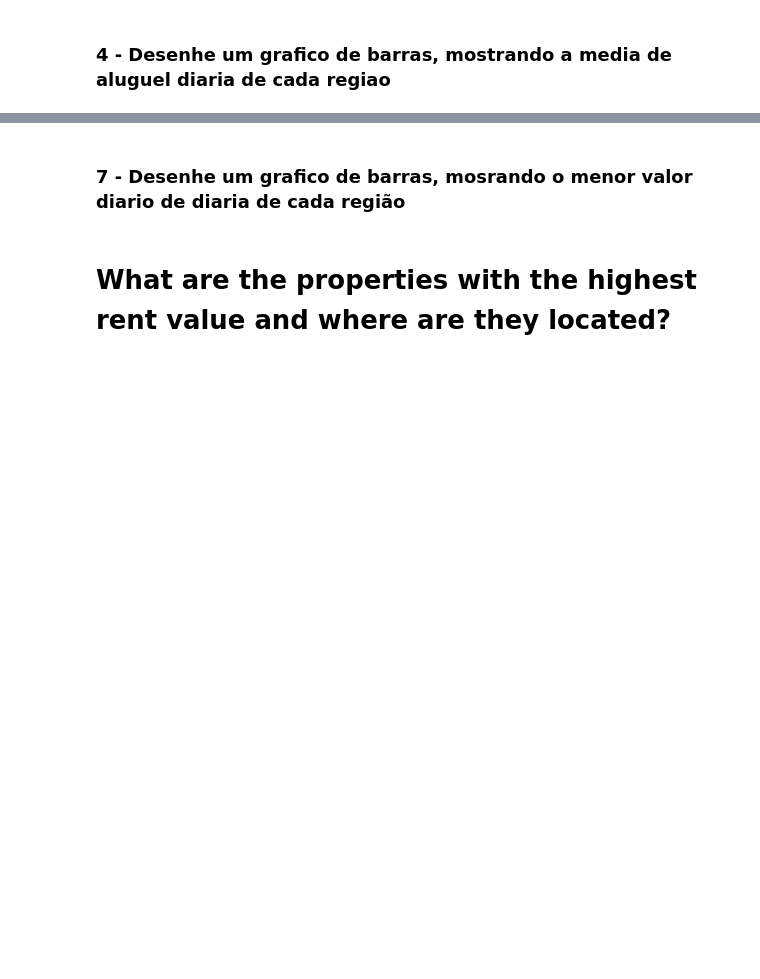
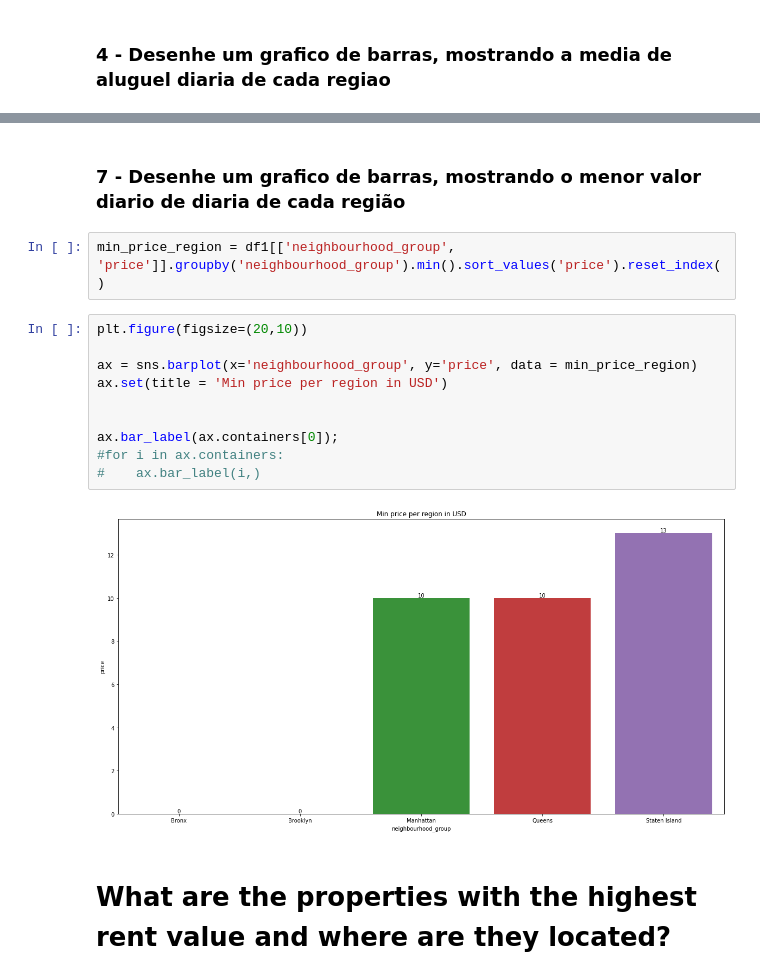
Before and after one commit to gbrlazvd/airbnb_project, a Jupyter notebook: airbnb.ipynb.ipynb, the cells around one changed output, grey strips where cells are left out. Drawn from its saved outputs; the diff is of its cells as text; blank space fills up the shorter version.

```diff
--- a/airbnb.ipynb.ipynb
+++ b/airbnb.ipynb.ipynb
@@ -295,5 +287,19 @@ map
 # %% [markdown]
-### 7 - Desenhe um grafico de barras, mosrando o menor valor diario de diaria de cada região
+### 7 - Desenhe um grafico de barras, mostrando o menor valor diario de diaria de cada região
+# %%
+min_price_region = df1[['neighbourhood_group', 'price']].groupby('neighbourhood_group').min().sort_values('price').reset_index()
+# %%
+plt.figure(figsize=(20,10))
+
+ax = sns.barplot(x='neighbourhood_group', y='price', data = min_price_region)
+ax.set(title = 'Min price per region in USD')
+
+
+ax.bar_label(ax.containers[0]);
+#for i in ax.containers:
+#    ax.bar_label(i,)
+# %% [output]
+[figure, added]
 # %% [markdown]
 # What are the properties with the highest rent value and where are they located?
 # %%
```
Also changed, not shown: parts of 16 cells of this notebook, 1 other file.
